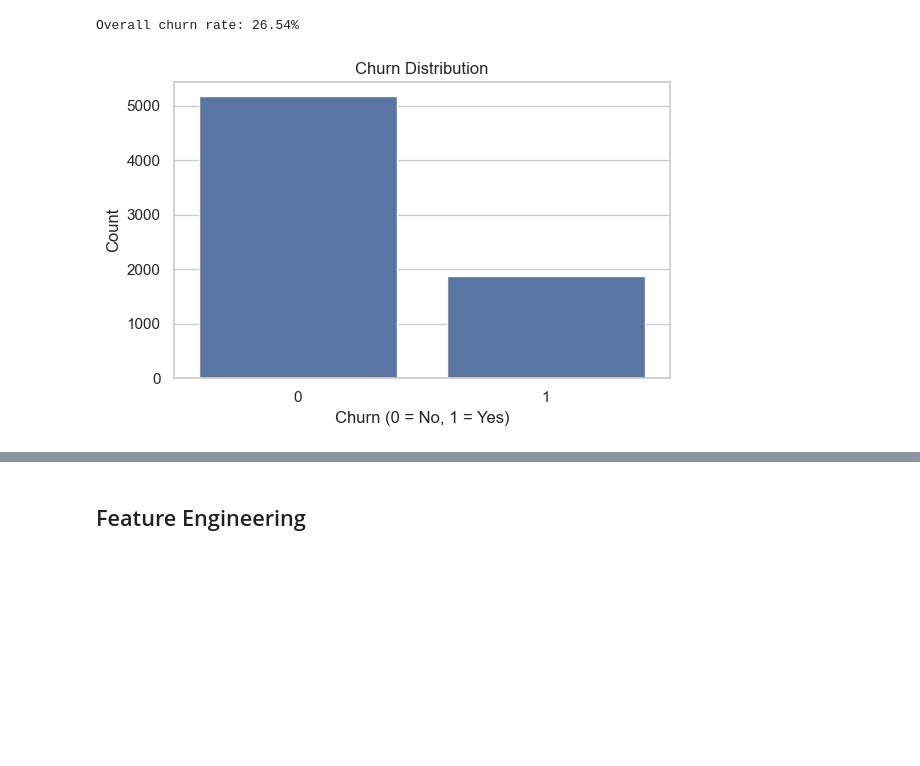
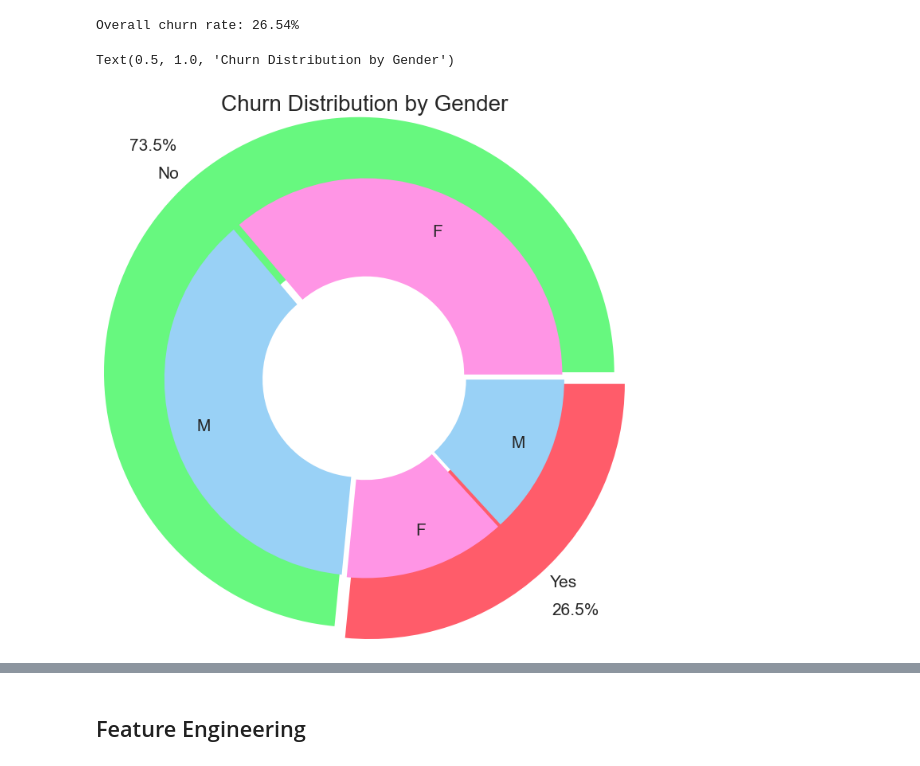
Before and after one commit to wuttipansat/Churn_Prediction, a Jupyter notebook: notebooks/experiment.ipynb, the cells around one changed output, grey strips where cells are left out. Drawn from its saved outputs; the diff is of its cells as text; code cells hidden in the pictures; blank space fills up the shorter version.

```diff
--- a/notebooks/experiment.ipynb
+++ b/notebooks/experiment.ipynb
@@ -111,13 +115,49 @@ churn_rate = data['Churn'].mean()
 print(f"Overall churn rate: {churn_rate:.2%}")
 # %% [output]
 Overall churn rate: 26.54%
-# %%
-plt.figure(figsize=(6, 4))
-sns.countplot(data=data, x="Churn")
-plt.title("Churn Distribution")
-plt.xlabel("Churn (0 = No, 1 = Yes)")
-plt.ylabel("Count")
-plt.tight_layout()
-plt.show()
-# %% [output]
-[figure, removed]
+# %%
+
+
+churn_counts = df['Churn'].value_counts()
+group_counts = df.groupby(["Churn", "gender"]).size()
+
+
+inner_labels = churn_counts.index
+inner_sizes = churn_counts.values
+
+outer_labels = [f"{gender[1][0]}" for gender in group_counts.index]
+outer_sizes = group_counts.values
+
+fig, ax = plt.subplots(figsize=(8,8))
+
+ax.pie(
+    inner_sizes,
+    radius=1.3,
+    labels=inner_labels,
+    colors=["#67F87F", "#FF5C6A"],
+    explode=[0.04,0.04],
+    autopct='%1.1f%%',
+    pctdistance=1.2,
+    labeldistance=1.05,
+    wedgeprops=dict(width=0.7, edgecolor='none', linewidth=1),
+    textprops={'fontsize': 15}
+
+)
+
+ax.pie(
+    outer_sizes,
+    radius=1.0,
+    labels=outer_labels,
+    colors=["#ff95e5", "#99d1f6","#ff95e5", "#99d1f6"],
+    explode=[0.02,0.02,0.02,0.02],
+    wedgeprops=dict(width=0.5, edgecolor='none', linewidth=0),
+    labeldistance=0.8,
+    textprops={'fontsize': 15}
+
+)
+
+
+ax.set_title("Churn Distribution by Gender", pad=20, fontsize=20)
+# %% [output]
+Text(0.5, 1.0, 'Churn Distribution by Gender')
+[figure, added]
```
Also changed, not shown: parts of 23 cells of this notebook, 8 other files.
